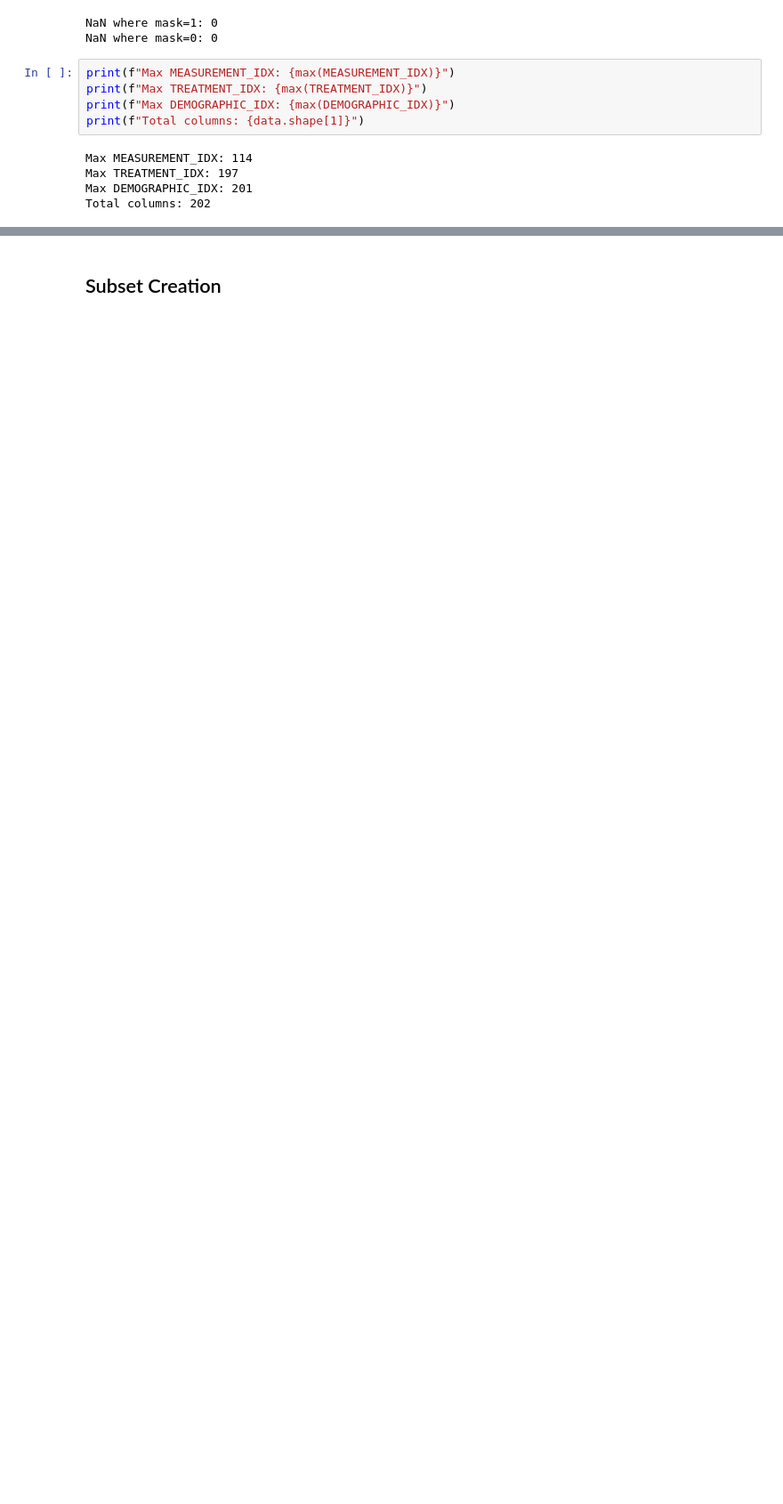
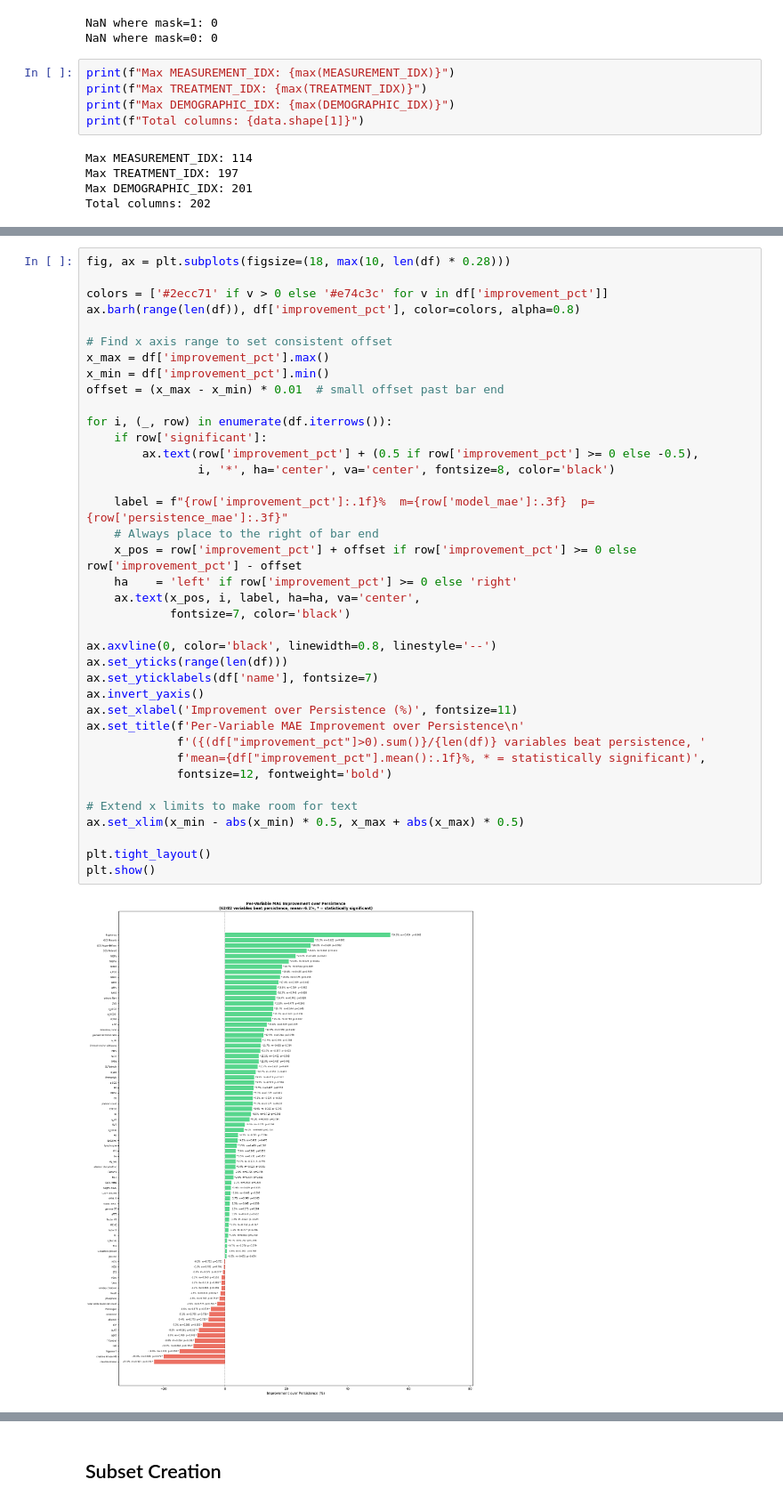
Before and after one commit to david-ege/Exploring-World-Models-for-Virtual-Patient-Simulation-in-Critical-Care, a Jupyter notebook: common_stage_exploration.ipynb, the cells around one changed output, grey strips where cells are left out. Shown at 89% size. Cells and saved outputs as stored; diff of their text form; blank space fills up the shorter version.

```diff
--- a/common_stage_exploration.ipynb
+++ b/common_stage_exploration.ipynb
@@ -477,0 +662,40 @@ Total columns: 202
+# %%
+fig, ax = plt.subplots(figsize=(18, max(10, len(df) * 0.28)))
+
+colors = ['#2ecc71' if v > 0 else '#e74c3c' for v in df['improvement_pct']]
+ax.barh(range(len(df)), df['improvement_pct'], color=colors, alpha=0.8)
+
+# Find x axis range to set consistent offset
+x_max = df['improvement_pct'].max()
+x_min = df['improvement_pct'].min()
+offset = (x_max - x_min) * 0.01  # small offset past bar end
+
+for i, (_, row) in enumerate(df.iterrows()):
+    if row['significant']:
+        ax.text(row['improvement_pct'] + (0.5 if row['improvement_pct'] >= 0 else -0.5),
+                i, '*', ha='center', va='center', fontsize=8, color='black')
+
+    label = f"{row['improvement_pct']:.1f}%  m={row['model_mae']:.3f}  p={row['persistence_mae']:.3f}"
+    # Always place to the right of bar end
+    x_pos = row['improvement_pct'] + offset if row['improvement_pct'] >= 0 else row['improvement_pct'] - offset
+    ha    = 'left' if row['improvement_pct'] >= 0 else 'right'
+    ax.text(x_pos, i, label, ha=ha, va='center',
+            fontsize=7, color='black')
+
+ax.axvline(0, color='black', linewidth=0.8, linestyle='--')
+ax.set_yticks(range(len(df)))
+ax.set_yticklabels(df['name'], fontsize=7)
+ax.invert_yaxis()
+ax.set_xlabel('Improvement over Persistence (%)', fontsize=11)
+ax.set_title(f'Per-Variable MAE Improvement over Persistence\n'
+             f'({(df["improvement_pct"]>0).sum()}/{len(df)} variables beat persistence, '
+             f'mean={df["improvement_pct"].mean():.1f}%, * = statistically significant)',
+             fontsize=12, fontweight='bold')
+
+# Extend x limits to make room for text
+ax.set_xlim(x_min - abs(x_min) * 0.5, x_max + abs(x_max) * 0.5)
+
+plt.tight_layout()
+plt.show()
+# %% [output]
+[figure, added]
```
Also changed, not shown: parts of 29 cells of this notebook, 33 other files.
